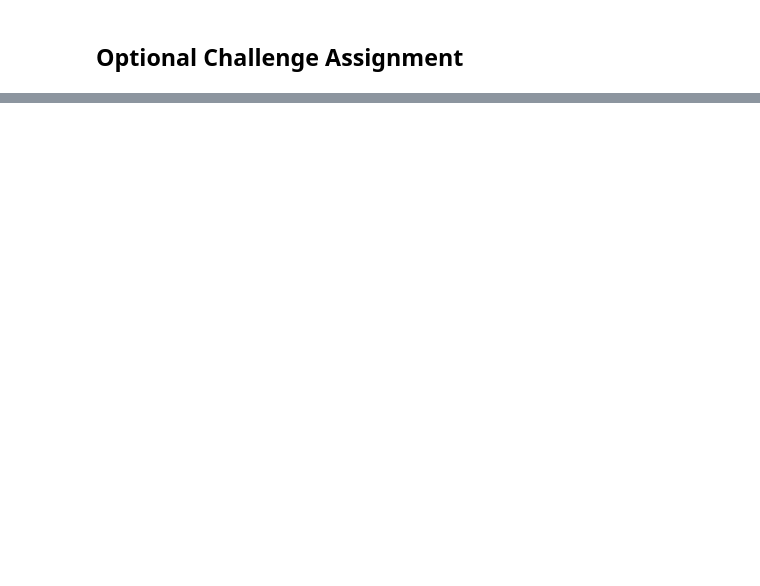
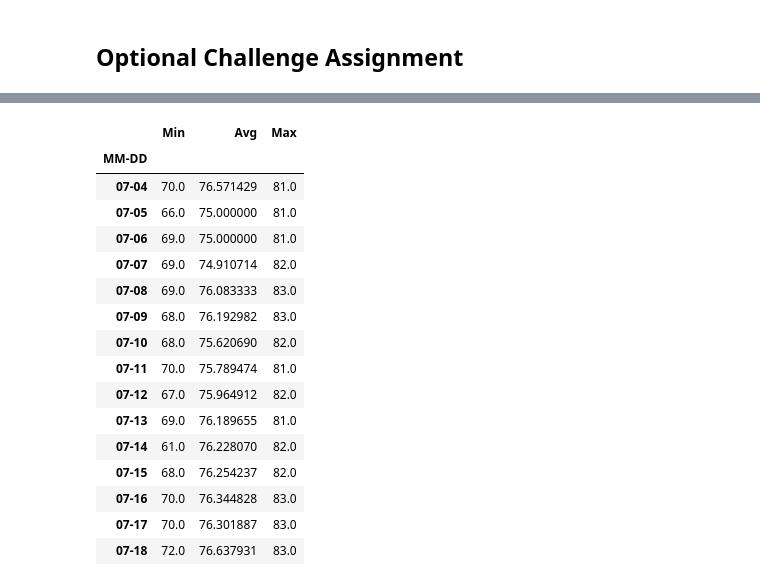
Before and after one commit to ShahzadNaseer/AdvDataStorageHW8, a Jupyter notebook: ClimateAnalysisHW8.ipynb, the cells around one changed output, grey strips where cells are left out. Drawn from its saved outputs; the diff is of its cells as text; code cells hidden in the pictures; blank space fills up the shorter version.

```diff
--- a/ClimateAnalysisHW8.ipynb
+++ b/ClimateAnalysisHW8.ipynb
@@ -348,0 +366,37 @@ daily_normals("01-01")
+# %%
+
+trip_normal_df = pd.DataFrame(columns=['MM-DD', 'Min', 'Avg', 'Max'])
+start_dt = date(2017, 7, 4)
+end_dt = date(2017, 7, 18)
+
+def daterange(date1, date2):
+    for n in range(int ((date2 - date1).days)+1):
+        yield date1 + timedelta(n)
+
+for dt in daterange(start_dt, end_dt):
+    my_date = dt.strftime("%m-%d")
+#     print(my_date)
+    vMin = daily_normals(my_date, "min")[0][0]
+    vMax = daily_normals(my_date, "max")[0][0]
+    vAvg = daily_normals(my_date, "avg")[0][0]
+    trip_normal_df = trip_normal_df.append({'MM-DD' : my_date, 'Min' : vMin, 'Avg' : vAvg, 'Max' : vMax}, ignore_index=True)
+
+trip_normal_df.set_index("MM-DD")
+# %% [output]
+|  | Min | Avg | Max |
+| MM-DD |  |  |  |
+| 07-04 | 70.0 | 76.571429 | 81.0 |
+| 07-05 | 66.0 | 75.000000 | 81.0 |
+| 07-06 | 69.0 | 75.000000 | 81.0 |
+| 07-07 | 69.0 | 74.910714 | 82.0 |
+| 07-08 | 69.0 | 76.083333 | 83.0 |
+| 07-09 | 68.0 | 76.192982 | 83.0 |
+| 07-10 | 68.0 | 75.620690 | 82.0 |
+| 07-11 | 70.0 | 75.789474 | 81.0 |
+| 07-12 | 67.0 | 75.964912 | 82.0 |
+| 07-13 | 69.0 | 76.189655 | 81.0 |
+| 07-14 | 61.0 | 76.228070 | 82.0 |
+| 07-15 | 68.0 | 76.254237 | 82.0 |
+| 07-16 | 70.0 | 76.344828 | 83.0 |
+| 07-17 | 70.0 | 76.301887 | 83.0 |
+| 07-18 | 72.0 | 76.637931 | 83.0 |
```
Also changed, not shown: parts of 34 cells of this notebook.
